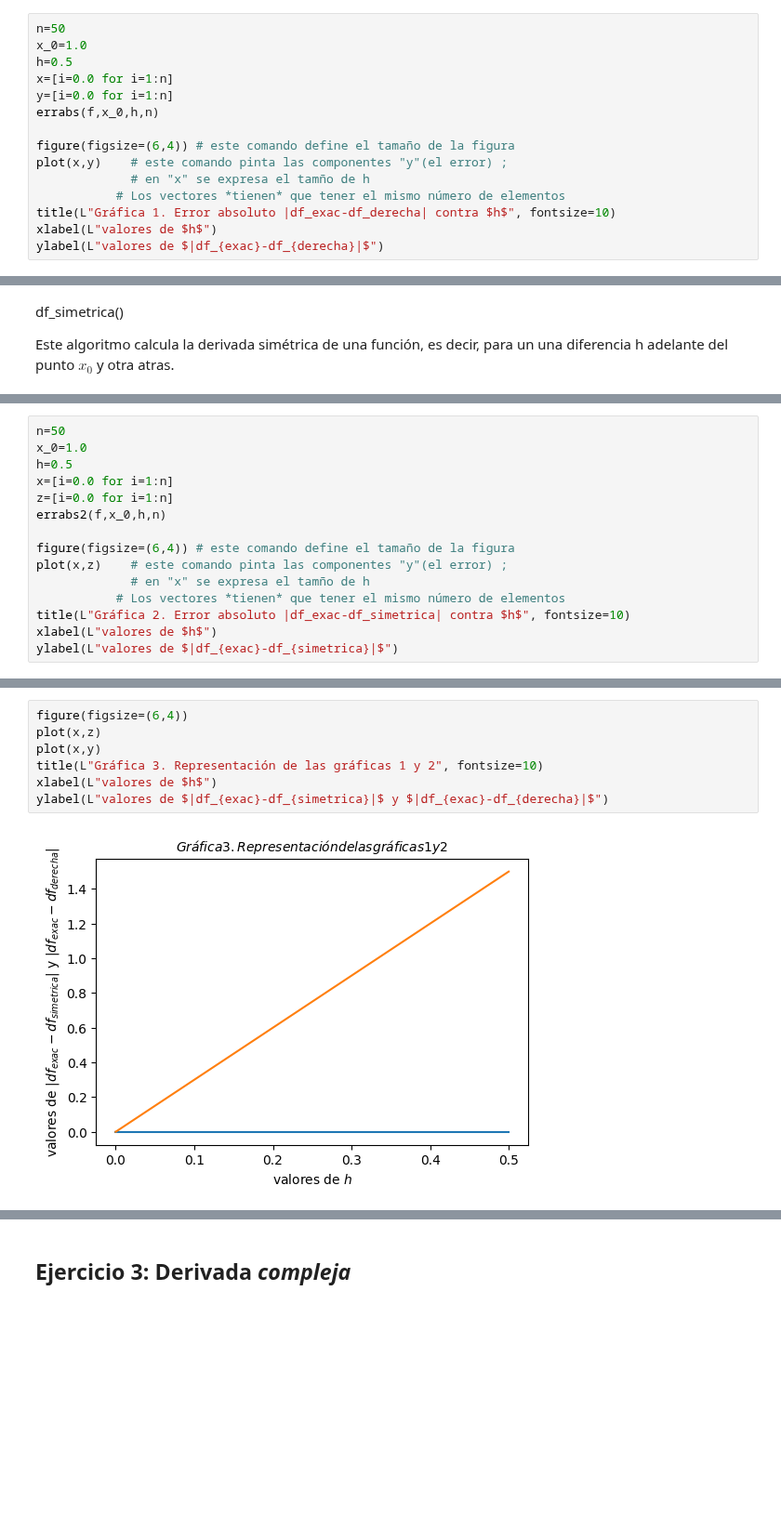
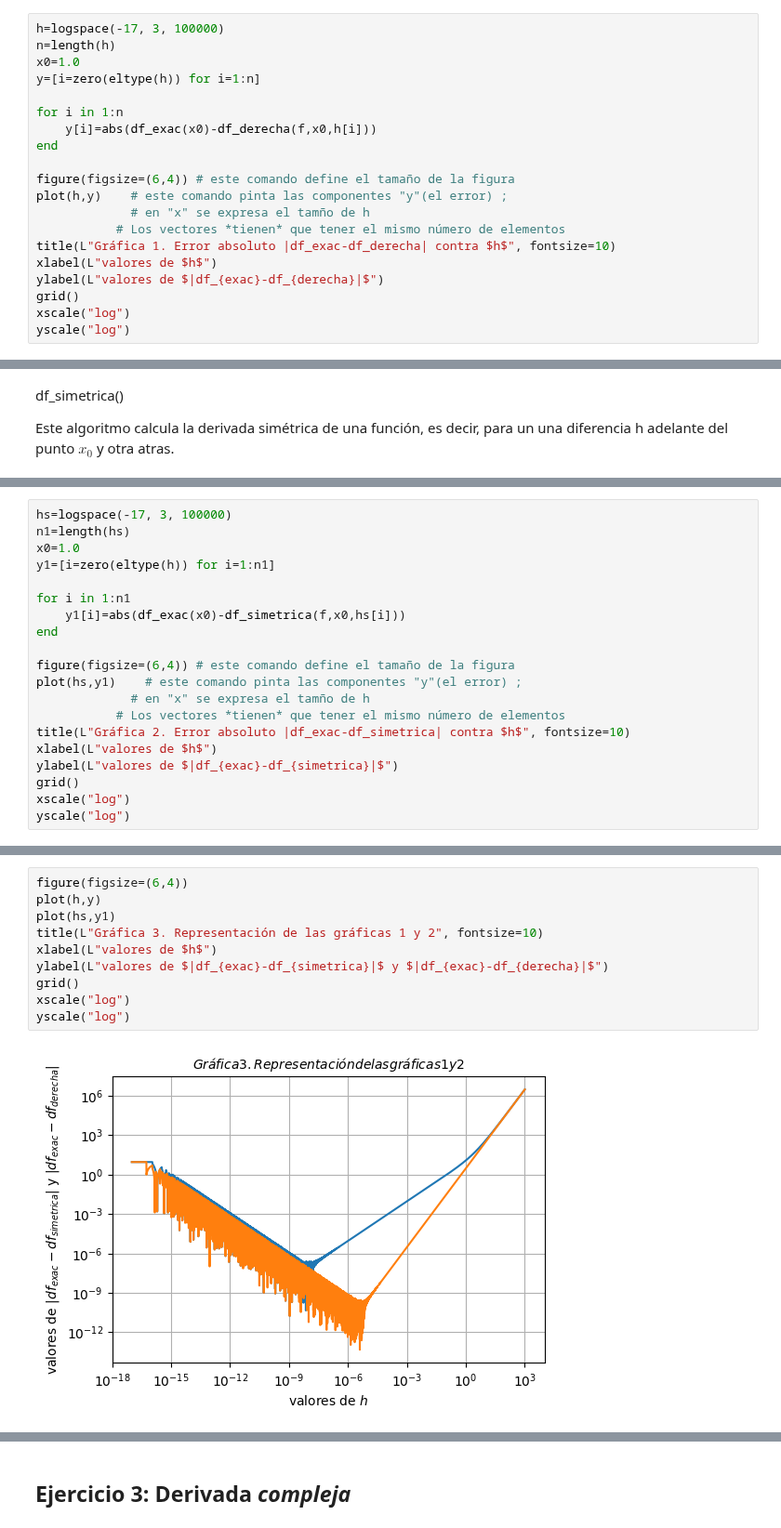
Before and after one commit to lbenet/2017-2_TSFisComputacional-1, a Jupyter notebook: tareas/rene/Tarea2.ipynb, the cells around one changed output, grey strips where cells are left out. Shown at 93% size. Saved outputs shown, nothing was run; the diff lists cells and outputs as text; blank space fills up the shorter version.

```diff
--- a/tareas/rene/Tarea2.ipynb
+++ b/tareas/rene/Tarea2.ipynb
@@ -72,18 +69,23 @@ errabs
 # %%
 using PyPlot
 # %%
-n=50
-x_0=1.0
-h=0.5
-x=[i=0.0 for i=1:n]
-y=[i=0.0 for i=1:n]
-errabs(f,x_0,h,n)
+h=logspace(-17, 3, 100000)
+n=length(h)
+x0=1.0
+y=[i=zero(eltype(h)) for i=1:n]
+
+for i in 1:n
+    y[i]=abs(df_exac(x0)-df_derecha(f,x0,h[i]))
+end
 
 figure(figsize=(6,4)) # este comando define el tamaño de la figura
-plot(x,y)    # este comando pinta las componentes "y"(el error) ;
+plot(h,y)    # este comando pinta las componentes "y"(el error) ;
              # en "x" se expresa el tamño de h
            # Los vectores *tienen* que tener el mismo número de elementos
 title(L"Gráfica 1. Error absoluto |df_exac-df_derecha| contra $h$", fontsize=10)
 xlabel(L"valores de $h$")
 ylabel(L"valores de $|df_{exac}-df_{derecha}|$")
+grid()
+xscale("log")
+yscale("log")
 # %% [output]
@@ -143,16 +130,21 @@ errabs2
 # %%
-n=50
-x_0=1.0
-h=0.5
-x=[i=0.0 for i=1:n]
-z=[i=0.0 for i=1:n]
-errabs2(f,x_0,h,n)
+hs=logspace(-17, 3, 100000)
+n1=length(hs)
+x0=1.0
+y1=[i=zero(eltype(h)) for i=1:n1]
+
+for i in 1:n1
+    y1[i]=abs(df_exac(x0)-df_simetrica(f,x0,hs[i]))
+end
 
 figure(figsize=(6,4)) # este comando define el tamaño de la figura
-plot(x,z)    # este comando pinta las componentes "y"(el error) ;
+plot(hs,y1)    # este comando pinta las componentes "y"(el error) ;
              # en "x" se expresa el tamño de h
            # Los vectores *tienen* que tener el mismo número de elementos
 title(L"Gráfica 2. Error absoluto |df_exac-df_simetrica| contra $h$", fontsize=10)
 xlabel(L"valores de $h$")
 ylabel(L"valores de $|df_{exac}-df_{simetrica}|$")
+grid()
+xscale("log")
+yscale("log")
 # %% [output]
@@ -163,9 +154,12 @@ PyObject <matplotlib.text.Text object at 0x...>
 # %%
 figure(figsize=(6,4))
-plot(x,z)
-plot(x,y)
+plot(h,y)
+plot(hs,y1)
 title(L"Gráfica 3. Representación de las gráficas 1 y 2", fontsize=10)
 xlabel(L"valores de $h$")
 ylabel(L"valores de $|df_{exac}-df_{simetrica}|$ y $|df_{exac}-df_{derecha}|$")
+grid()
+xscale("log")
+yscale("log")
 # %% [output]
-[figure, old version]
+[figure, new version]
```
Also changed, not shown: parts of 25 cells of this notebook.
